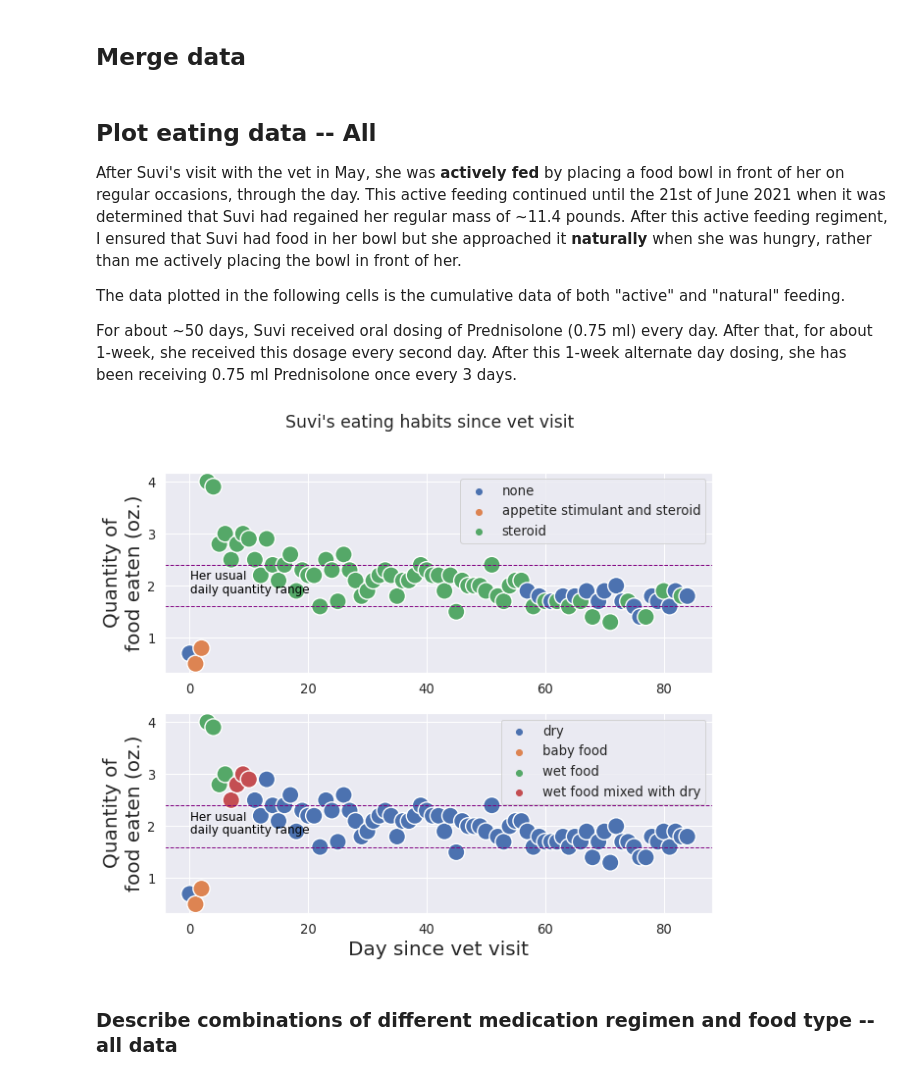
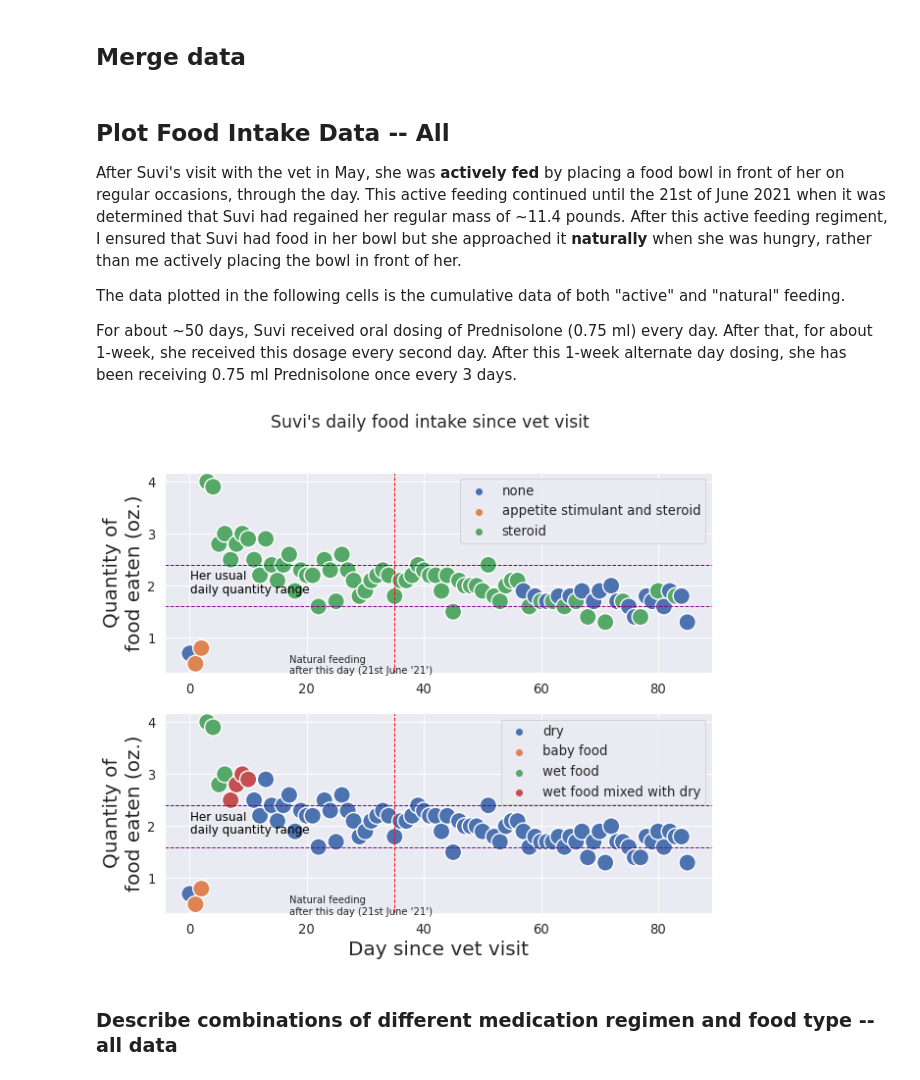
Before and after one commit to dnaneet/vet, a Jupyter notebook: suvi2.ipynb, the cells around one changed output. Cells and saved outputs as stored; diff of their text form; code cells hidden in the pictures.

```diff
--- a/suvi2.ipynb
+++ b/suvi2.ipynb
@@ -23,7 +23,7 @@ df_all['day since vet visit'] = day_number
 #df_all.columns
 #df_all['Quantity (oz.)'].tail(20)
 # %% [markdown]
-## Plot eating data -- All
+## Plot Food Intake Data -- All
 
 After Suvi's visit with the vet in May, she was **actively fed** by placing a food bowl in front of her on regular occasions, through the day.  This active feeding continued until the 21st of June 2021 when it was determined that Suvi had regained her regular mass of ~11.4 pounds.  After this active feeding regiment, I ensured that Suvi had food in her bowl but she approached it **naturally** when she was hungry, rather than me actively placing the bowl in front of her.
 
@@ -31,32 +31,39 @@ The data plotted in the following cells is the cumulative data of both "active"
 
 For about ~50 days, Suvi received oral dosing of Prednisolone (0.75 ml) every day.  After that, for about 1-week, she received this dosage every second day.  After this 1-week alternate day dosing, she has been receiving 0.75 ml Prednisolone once every 3 days.
 # %%
+threshold = np.array(df_all[df_all['date'] == '6/21/2021']['day since vet visit'])
+
+
 sns.set(font_scale = 1.2)
 fig, axes = plt.subplots(2,1, sharey=True)
-fig.suptitle('Suvi\'s eating habits since vet visit')
+fig.suptitle('Suvi\'s daily food intake since vet visit')
 sns.scatterplot(ax = axes[0], data=df_all, y="Quantity (oz.)", x="day since vet visit", hue = 'rx', s=300)
 axes[0].legend(bbox_to_anchor=(1.05, 1), loc=2, borderaxespad=0.)
 axes[0].axhline(1.6, color='purple', linewidth = 1, linestyle='--')
 axes[0].axhline(2.4, color='purple', linewidth = 1, linestyle='--')
+axes[0].axvline(x=threshold[0], color = 'red', linewidth = 1, linestyle = '--')
 axes[0].text(0.1, 1.85, "Her usual\ndaily quantity range", horizontalalignment='left', size='small', color='black')
+axes[0].text(threshold[0]-18, 0.3, "Natural feeding\nafter this day (21st June '21')", fontsize = 10)
 axes[0].set_xlabel(' ', fontsize=20)
 axes[0].set_ylabel('Quantity of\nfood eaten (oz.)', fontsize=20)
 axes[0].legend(loc='upper right')
 sns.scatterplot(ax = axes[1], data=df_all, y="Quantity (oz.)", x="day since vet visit", hue = 'type of food',
                s=300)
 #plt.legend(loc='lower right')
 axes[1].legend(bbox_to_anchor=(1.05, 1), loc=2, borderaxespad=0.)
 axes[1].axhline(1.6, color='purple', linewidth = 1, linestyle='--')
 axes[1].axhline(2.4, color='purple', linewidth = 1, linestyle='--')
+axes[1].axvline(x=threshold[0], color = 'red', linewidth = 1, linestyle = '--')
+axes[1].text(threshold[0]-18, 0.3, "Natural feeding\nafter this day (21st June '21')", fontsize = 10)
 axes[1].text(0.1, 1.85, "Her usual\ndaily quantity range", horizontalalignment='left', size='small', color='black')
 axes[1].set_xlabel('Day since vet visit', fontsize=20)
 axes[1].set_ylabel('Quantity of\nfood eaten (oz.)', fontsize=20)
 axes[1].legend(loc='upper right')
 fig.set_size_inches(10, 8.27)
 
 plt.savefig('./suvi_all.png')
 # %% [output]
-[figure, old version]
+[figure, new version]
 # %% [markdown]
 ### Describe combinations of different medication regimen and food type -- all data
 # %%
```
Also changed, not shown: parts of 16 cells of this notebook, 4 other files.
